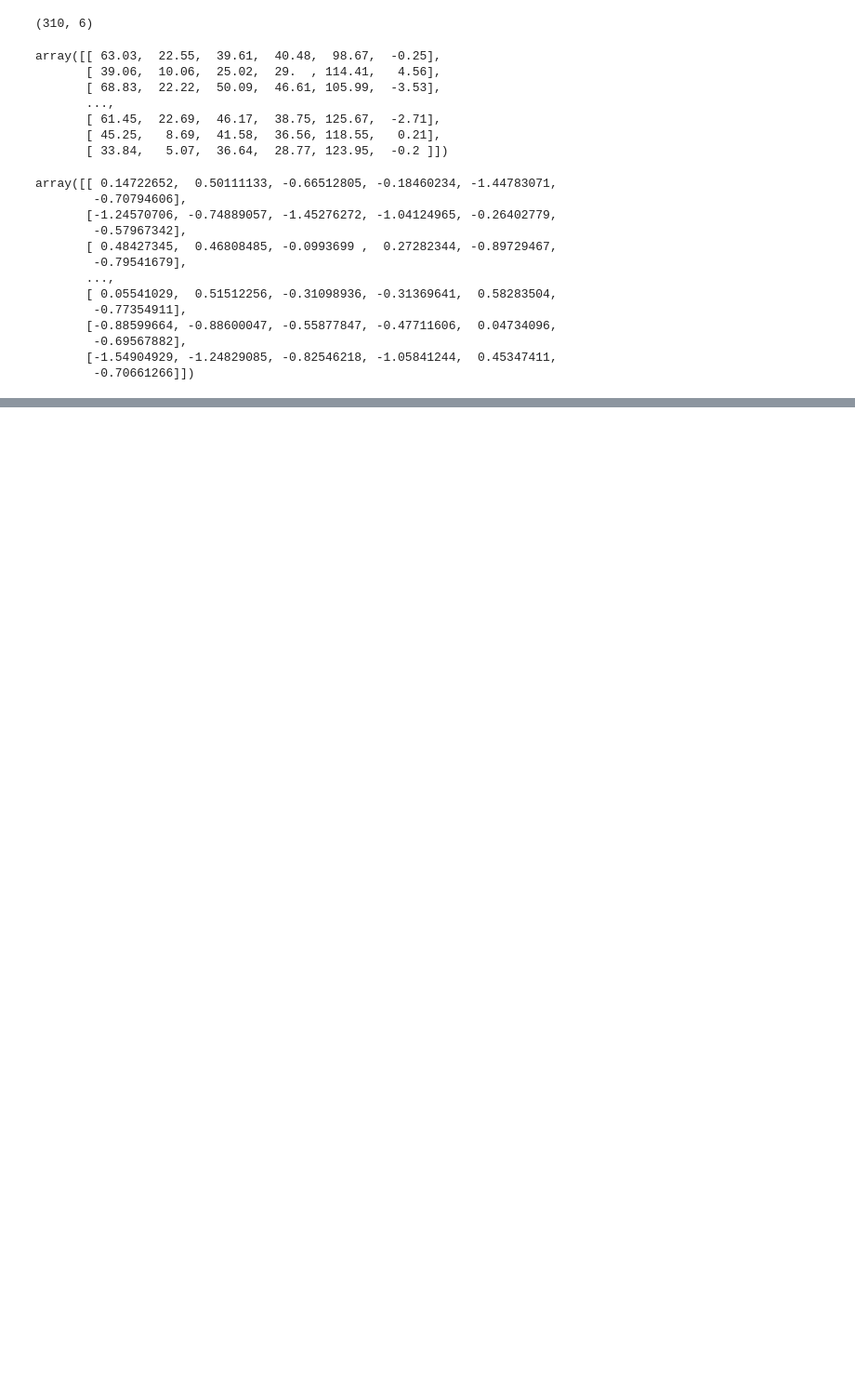
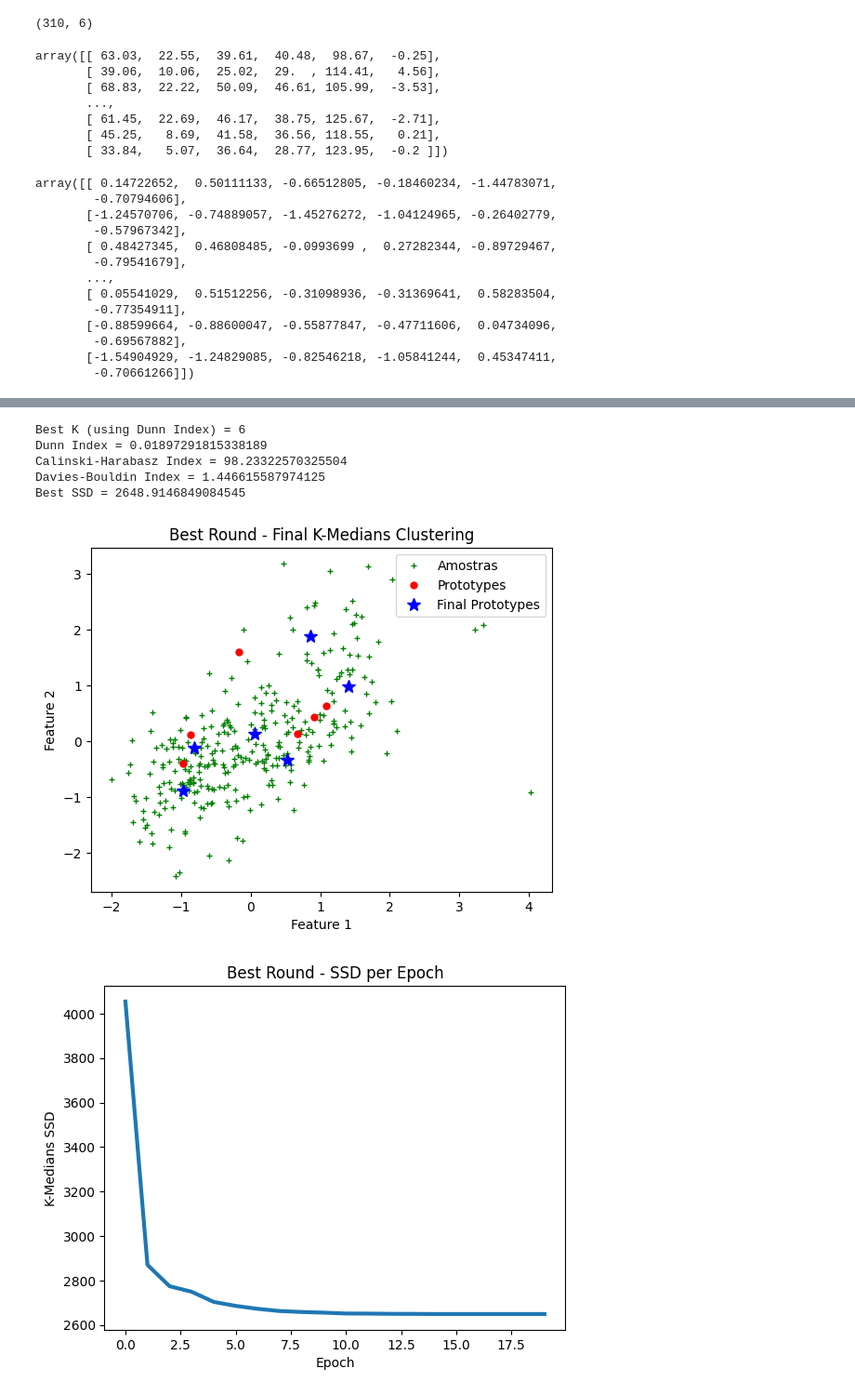
Before and after one commit to matheus-a-s/RP-TCs-2023, a Jupyter notebook: TC4/main.ipynb, the cells around one changed output, grey strips where cells are left out. Shown at 93% size. Saved outputs shown, nothing was run; the diff lists cells and outputs as text; code cells hidden in the pictures; blank space fills up the shorter version.

```diff
--- a/TC4/main.ipynb
+++ b/TC4/main.ipynb
@@ -173,3 +240,70 @@ def kmedians(data, proto, epochs):
             updt_proto[k, :] = np.median(partition, axis=0)
 
     return updt_proto, SSD
+# %%
+# Rodar novamente usando o melhor K (moda) pelo índice escolhido
+if ref_index == "Dunn":
+    k_mode = unique_dunn[np.argmax(counts_dunn)]
+elif ref_index == "CH":
+    k_mode = unique_ch[np.argmax(counts_ch)]
+elif ref_index == "DB":
+    k_mode = unique_db[np.argmax(counts_db)]
+
+# Aplicando K-medianas nos dados por rodada
+rnd_prototypes, rnd_final_prototypes, rnd_ssds = [], [], []
+for rnd in range(rounds):
+    idxs = np.random.choice(data.shape[0], k_mode, replace=False) # Aleatoriedade dos protótipos
+    prototypes = data[idxs, :] # Protótipos definidos
+    rnd_prototypes.append(prototypes)
+
+    prototypes, kmedians_SSD = kmedians(data, prototypes, epochs) # Aplicando o K-medians
+
+    rnd_final_prototypes.append(prototypes)
+    rnd_ssds.append(kmedians_SSD)
+
+k_best_ssd_idx = np.argmin([ssd[-1] for ssd in rnd_ssds]) # Pega o índice da rodada com menor SSD final
+
+k_best_prototypes = rnd_prototypes[k_best_ssd_idx]
+k_best_final_prototypes = rnd_final_prototypes[k_best_ssd_idx]
+k_best_ssd = rnd_ssds[k_best_ssd_idx]
+
+labels = np.argmin(cdist(data, k_best_final_prototypes), axis=1) # Cálcula as labels (clusters) de cada amostra
+dn_index = dunn_index(data, labels) # Índice de Dunn
+ch_index = calinski_harabasz_score(data, labels) # Índice de Calinski-Harabasz
+db_index = davies_bouldin_score(data, labels) # Índice de Davies-Bouldin
+
+print("Best K (using {} Index) = {}".format(ref_index, k_mode))
+print("Dunn Index = {}".format(dn_index))
+print("Calinski-Harabasz Index = {}".format(ch_index))
+print("Davies-Bouldin Index = {}".format(db_index))
+print("Best SSD =", k_best_ssd[-1])
+# %% [output]
+Best K (using Dunn Index) = 6
+Dunn Index = 0.01897291815338189
+Calinski-Harabasz Index = 98.23322570325504
+Davies-Bouldin Index = 1.446615587974125
+Best SSD = 2648.9146849084545
+# %%
+# Mostra posição final dos protótipos
+plt.figure()
+# vor = Voronoi(kmeans_prototypes[:,:2])
+# fig = voronoi_plot_2d(vor)
+plt.plot(data[:, 0], data[:, 1], '+g', markersize=5)
+plt.plot(k_best_prototypes[:, 0], k_best_prototypes[:, 1], '.r', markersize=10)
+plt.plot(k_best_final_prototypes[:, 0], k_best_final_prototypes[:, 1], 'b*', markersize=10)
+plt.xlabel('Feature 1')
+plt.ylabel('Feature 2')
+plt.title('Best Round - Final K-Medians Clustering')
+plt.legend(['Amostras', 'Prototypes', 'Final Prototypes'])
+plt.show()
+
+# Mostra evolução do SSD ao longo das épocas de treinamento
+plt.figure()
+plt.plot(k_best_ssd, linewidth=3)
+plt.xlabel('Epoch')
+plt.ylabel('K-Medians SSD')
+plt.title('Best Round - SSD per Epoch')
+plt.show()
+# %% [output]
+[figure, added]
+[figure, added]
```
Also changed, not shown: parts of 3 cells of this notebook.
